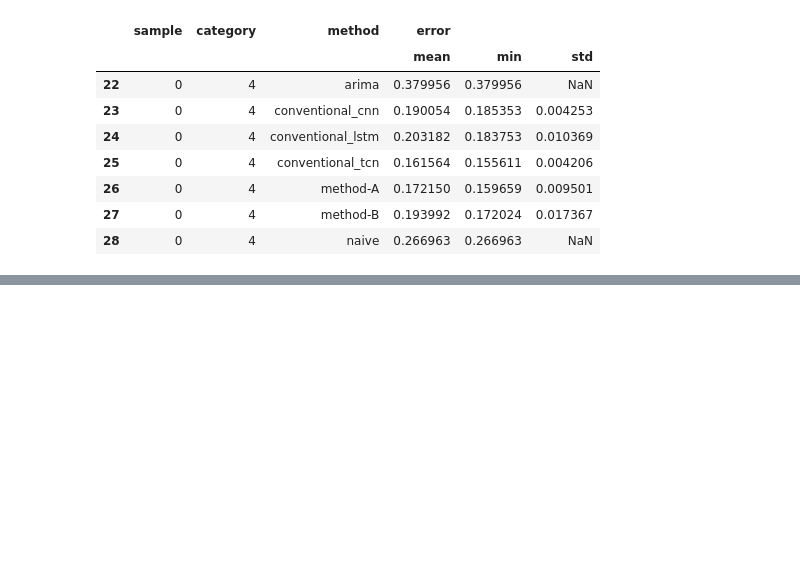
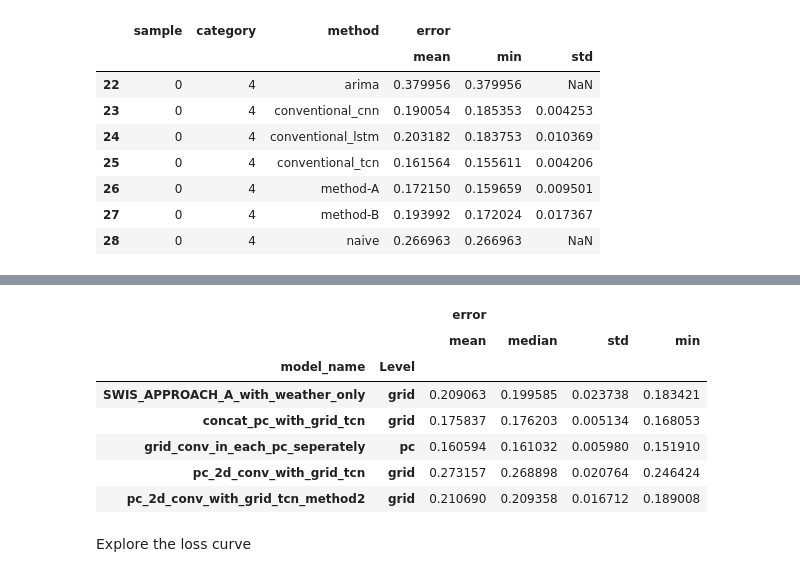
Before and after one commit to ManeeshaPerera/HTCNN-Forecasting, a Jupyter notebook: notebooks/swis_random_sample_results.ipynb, the cells around one changed output, grey strips where cells are left out. Saved outputs shown, nothing was run; the diff lists cells and outputs as text; code cells hidden in the pictures; blank space fills up the shorter version.

```diff
--- a/notebooks/swis_random_sample_results.ipynb
+++ b/notebooks/swis_random_sample_results.ipynb
@@ -134,0 +166,14 @@ test_err.loc[test_err['category']==4]
+# %%
+new_errors2 = pd.read_csv('../swis_combined_nn_results/all_errors_new.csv', index_col=0)
+new_errors2.groupby(['model_name','Level']).agg({'error': ['mean', 'median', 'std', 'min']})
+# %% [output]
+|  |  | error |  |  |  |
+|  |  | mean | median | std | min |
+| model_name | Level |  |  |  |  |
+| SWIS_APPROACH_A_with_weather_only | grid | 0.209063 | 0.199585 | 0.023738 | 0.183421 |
+| concat_pc_with_grid_tcn | grid | 0.175837 | 0.176203 | 0.005134 | 0.168053 |
+| grid_conv_in_each_pc_seperately | pc | 0.160594 | 0.161032 | 0.005980 | 0.151910 |
+| pc_2d_conv_with_grid_tcn | grid | 0.273157 | 0.268898 | 0.020764 | 0.246424 |
+| pc_2d_conv_with_grid_tcn_method2 | grid | 0.210690 | 0.209358 | 0.016712 | 0.189008 |
+# %% [markdown]
+Explore the loss curve
```
Also changed, not shown: parts of 16 cells of this notebook, 4 other files.
